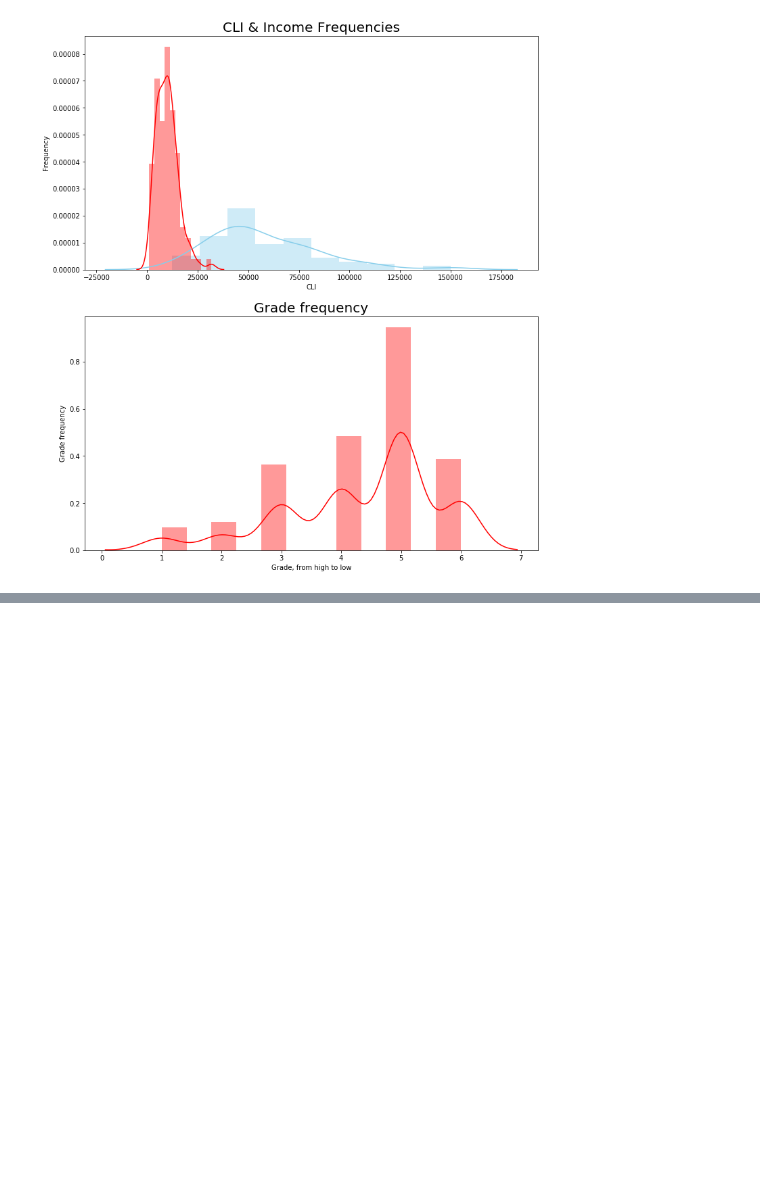
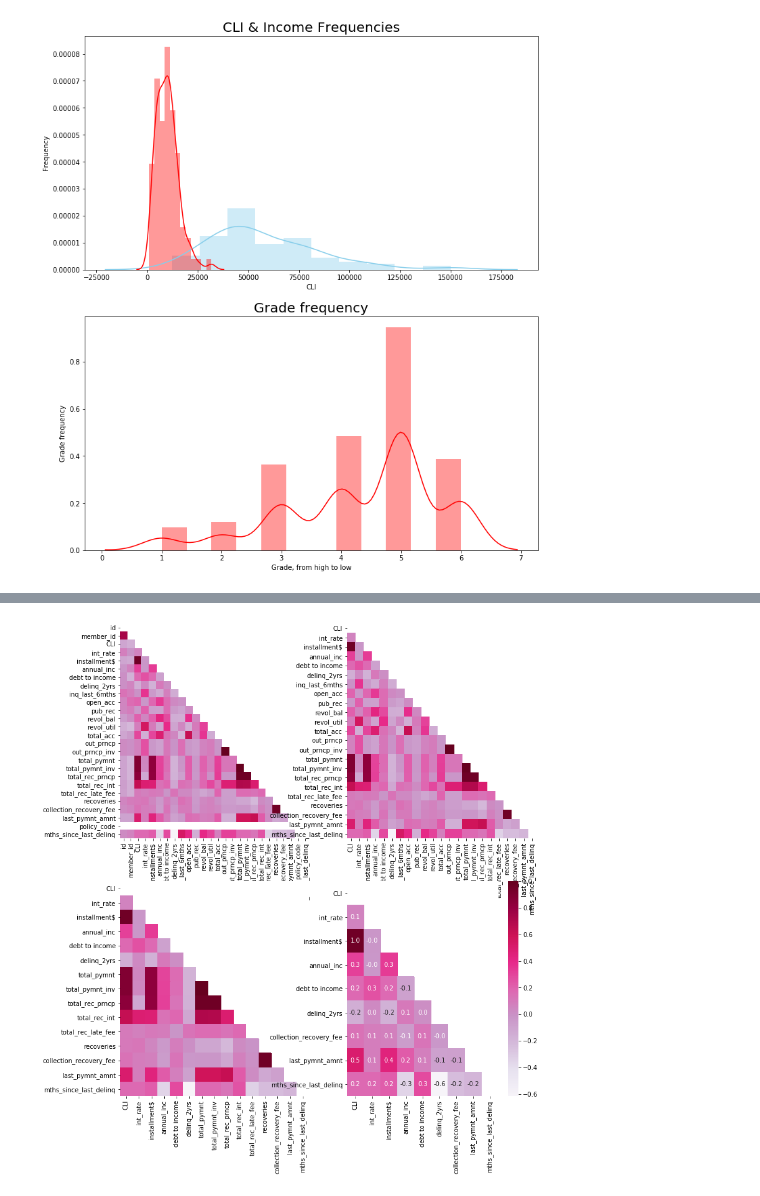
Before and after one commit to mattnappo/columbia-ml, a Jupyter notebook: Project2_Loan_Analysis.ipynb, the cells around one changed output, grey strips where cells are left out. Cells and saved outputs as stored; diff of their text form; code cells hidden in the pictures; blank space fills up the shorter version.

```diff
--- a/Project2_Loan_Analysis.ipynb
+++ b/Project2_Loan_Analysis.ipynb
@@ -118,0 +111,16 @@ sns.distplot(numerical_grade, color='red', ax=ax[1])
+# %%
+def refine(i, ax_, annot=False, bar=False):
+    corr = corr_df.corr()
+    mask = np.zeros_like(corr)
+    mask[np.triu_indices_from(mask)] = True
+
+    sns.heatmap(
+        corr,
+        mask=mask,
+        annot=annot,
+        fmt='0.01f',
+        cmap='PuRd',
+        cbar=bar,
+        ax=ax_,
+    )
+    # ).set_title(f'Correlation matrix refinement (iteration {i})', fontsize=16)
@@ -119,3 +130,36 @@ sns.distplot(numerical_grade, color='red', ax=ax[1])
+# %%
+import copy
+corr_df = copy.copy(df)
+
+fig, ax = plt.subplots(2, 2, figsize=(12, 14))
+
+# Iteration 0
+refine(0, ax[0][0])
+
+# Iteration 1
+corr_df.drop([
+    'id',
+    'member_id',
+    'policy_code',
+    # 'installment$',
+], axis=1, inplace=True)
+refine(1, ax[0][1])
+
+# Iteration 2
+corr_df.drop(
+    corr_df.loc[:, 'earliest_cr_line':'out_prncp_inv'],
+    axis=1,
+    inplace=True,
+)
+refine(2, ax[1][0])
+
+# Iteration 3
+corr_df.drop(
+    corr_df.loc[:, 'total_pymnt':'recoveries'],
+    axis=1, inplace=True)
+refine(3, ax[1][1], True, True)
+# %% [output]
+[figure, added]
 # %%
 # CLI percent of income vs interest rate
 fig, ax = plt.subplots(2, 2, figsize=(18, 14))
```
Also changed, not shown: parts of 12 cells of this notebook, 1 other file.
